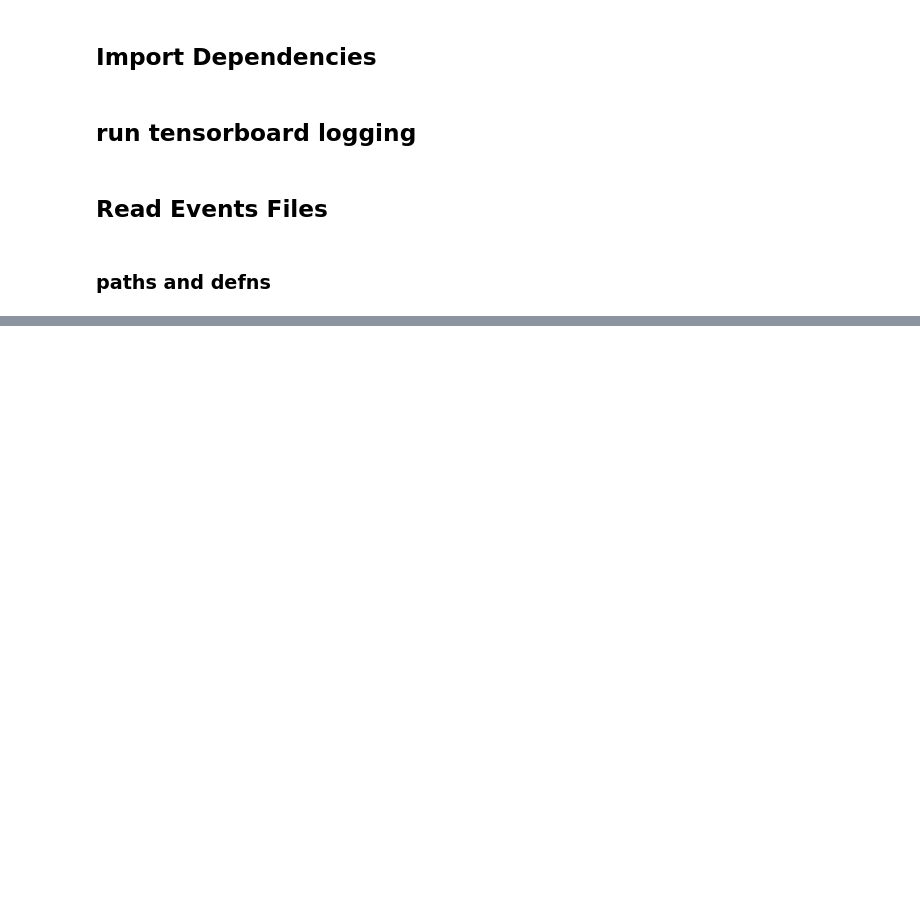
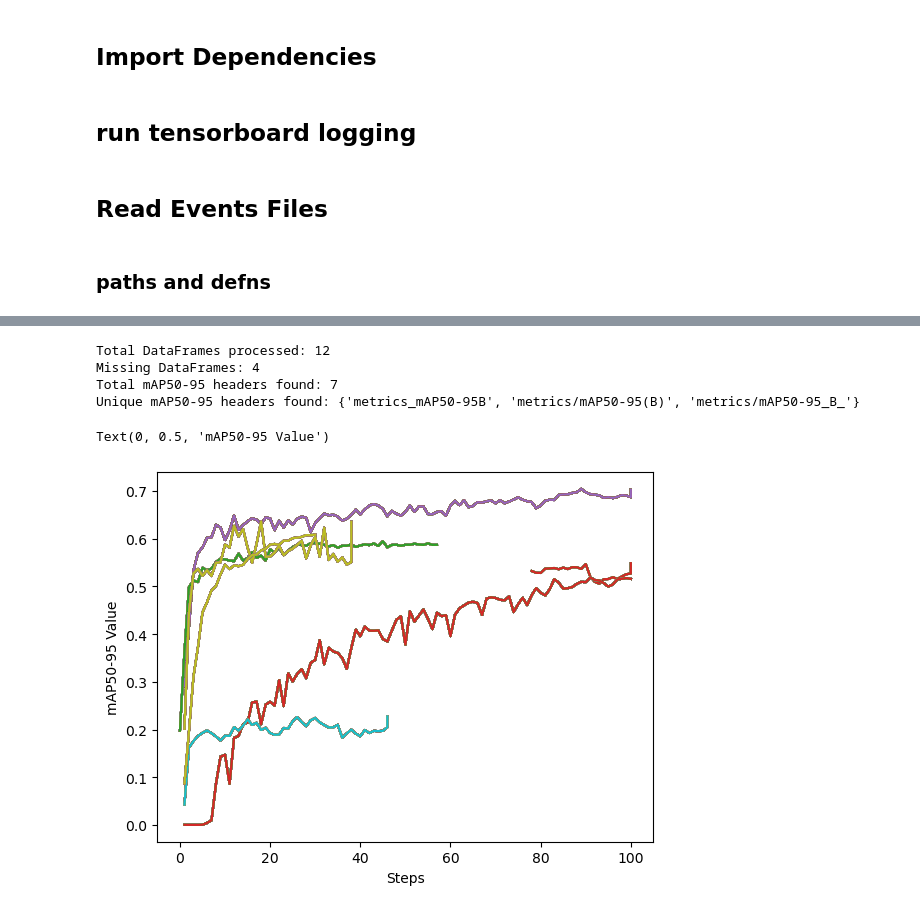
Before and after one commit to spiteriamy/ari3129-cv-group-project, a Jupyter notebook: 2c_results_comparison.ipynb, the cells around one changed output, grey strips where cells are left out. Cells and saved outputs as stored; diff of their text form; code cells hidden in the pictures; blank space fills up the shorter version.

```diff
--- a/2c_results_comparison.ipynb
+++ b/2c_results_comparison.ipynb
@@ -83,9 +84,8 @@ def extract_scalars_from_event(event_path, model_name, category) -> pd.DataFrame
 # %%
 # seqrch for logs
 
-all_dfs = []
 
-for cat, models_list in MODEL_GROUPS.items():
+for cat, models_list in model_groups.items():
     for model in models_list:
 
         # get model dir
@@ -103,7 +103,7 @@ for cat, models_list in MODEL_GROUPS.items():
             try:
                 df = extract_scalars_from_event(latest_event_file, model, cat)
                 if not df.empty:
-                    all_dfs.append(df)
+                    model_groups[cat][model] = df # todo: check if this is ok since wer e modifying dict while iterating
                     break  # exit while loop if successful
                 else:
                     raise ValueError(f'No scalar data found in event file for model: {model}')
@@ -142,0 +138,48 @@ Total rows: 30227
+# %%
+# useful stats
+
+stats_dict = {
+    'missing_dfs': 0,
+    'total_dfs': 0,
+    'mAP50-95_headers': set(),
+    'map50-95_header_count': 0
+}
+
+for df in dataframes_list:
+    stats_dict['total_dfs'] += 1
+    if df.empty: # because not everyone pushed yet
+        stats_dict['missing_dfs'] += 1
+        continue
+
+    headers = df['metric'].unique()
+    for header in headers:
+        if 'mAP' in header and '50' in header and '95' in header:
+            stats_dict['mAP50-95_headers'].add(header)
+            stats_dict['map50-95_header_count'] += 1
+
+print(f"Total DataFrames processed: {stats_dict['total_dfs']}")
+print(f"Missing DataFrames: {stats_dict['missing_dfs']}")
+print(f"Total mAP50-95 headers found: {stats_dict['map50-95_header_count']}")
+print(f"Unique mAP50-95 headers found: {stats_dict['mAP50-95_headers']}")
+# %% [output]
+Total DataFrames processed: 12
+Missing DataFrames: 4
+Total mAP50-95 headers found: 7
+Unique mAP50-95 headers found: {'metrics_mAP50-95B', 'metrics/mAP50-95(B)', 'metrics/mAP50-95_B_'}
+# %%
+# go through all dataframes and plot the mAP50-95 curves for comparison
+for df in dataframes_list:
+    if df.empty:
+        continue
+    headers = df['metric']
+    for header in headers:
+        if 'mAP' in header and '50' in header and '95' in header:
+            plt.plot(df[df['metric'] == header]['step'], df[df['metric'] == header]['value'], label=f"{df['model'].iloc[0]} - {header}")
+
+plt.xlabel('Steps')
+plt.ylabel('mAP50-95 Value')
+
+# what the helly
+# %% [output]
+Text(0, 0.5, 'mAP50-95 Value')
+[figure, added]
```
Also changed, not shown: parts of 3 cells of this notebook, 1 other file.
